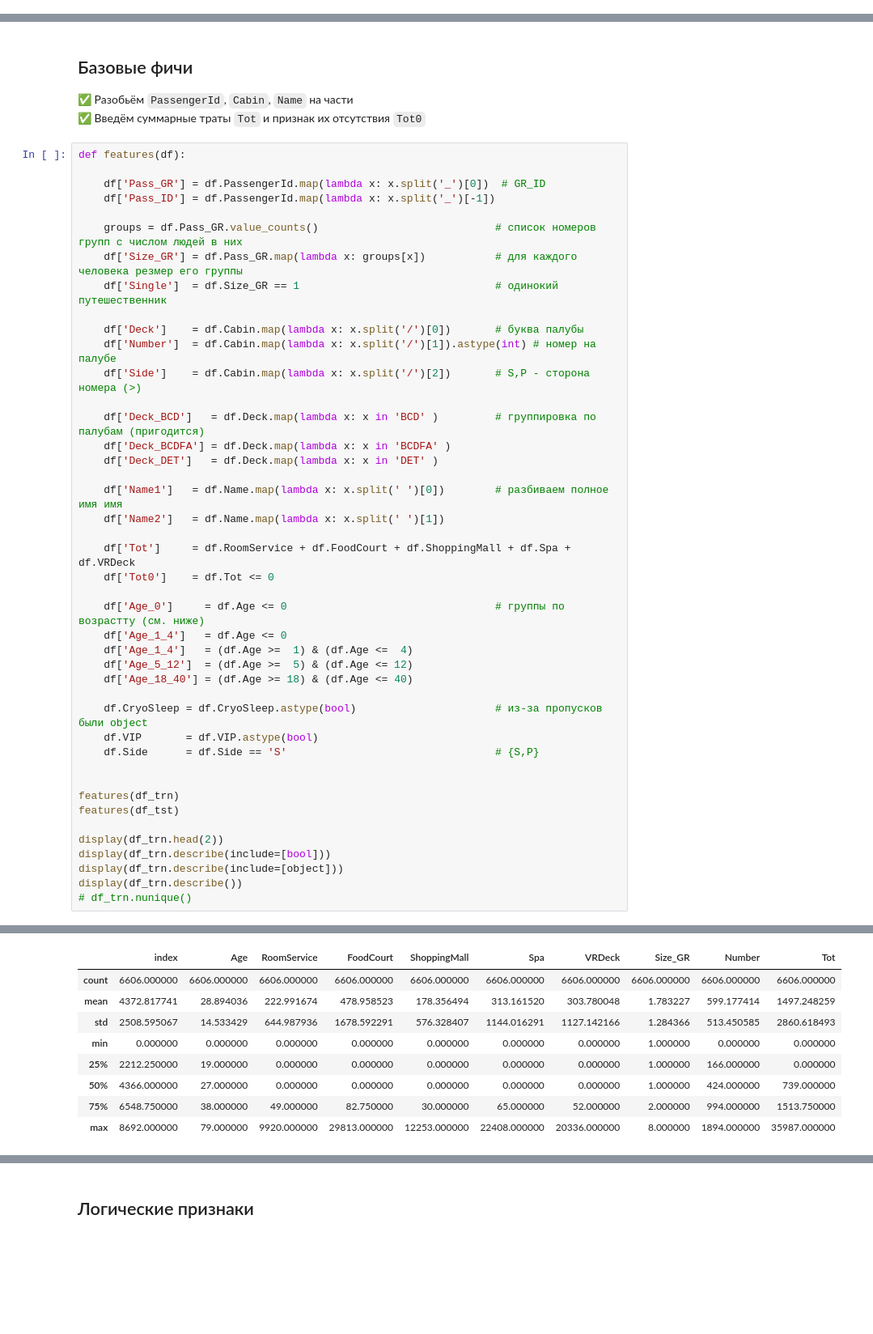
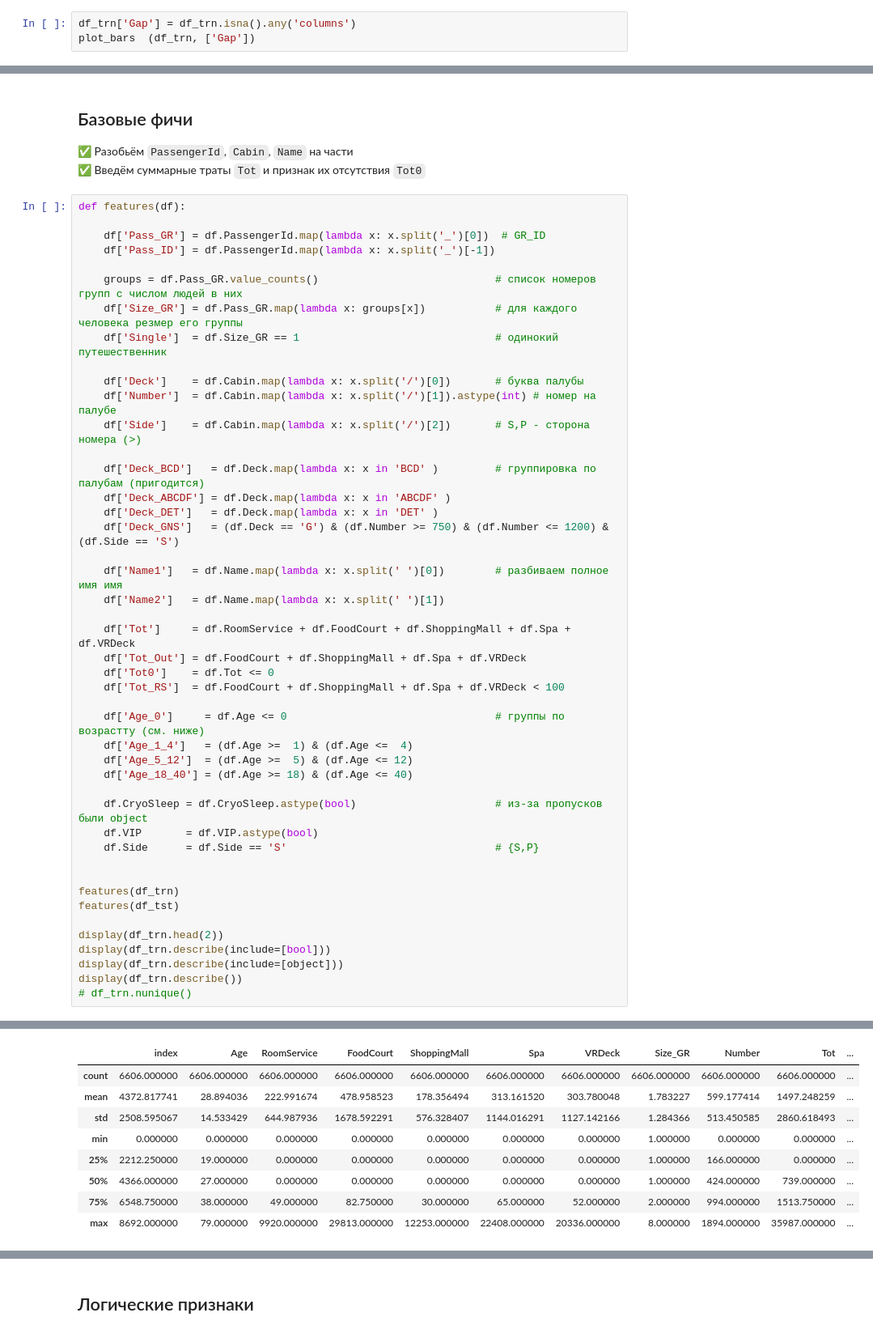
Before and after one commit to steps137/ML, a Jupyter notebook: ML/Titanic/Titanic-Data.ipynb, the cells around one changed output, grey strips where cells are left out. Shown at 81% size. Cells and saved outputs as stored; diff of their text form; blank space fills up the shorter version.

```diff
--- a/ML/Titanic/Titanic-Data.ipynb
+++ b/ML/Titanic/Titanic-Data.ipynb
@@ -85,0 +106,3 @@ Duplicate tst rows: 0
+# %%
+df_trn['Gap'] = df_trn.isna().any('columns')
+plot_bars  (df_trn, ['Gap'])
@@ -146,17 +171,19 @@ def features(df):
     df['Side']    = df.Cabin.map(lambda x: x.split('/')[2])       # S,P - сторона номера (>)
 
     df['Deck_BCD']   = df.Deck.map(lambda x: x in 'BCD' )         # группировка по палубам (пригодится)
-    df['Deck_BCDFA'] = df.Deck.map(lambda x: x in 'BCDFA' )
+    df['Deck_ABCDF'] = df.Deck.map(lambda x: x in 'ABCDF' )
     df['Deck_DET']   = df.Deck.map(lambda x: x in 'DET' )
+    df['Deck_GNS']   = (df.Deck == 'G') & (df.Number >= 750) & (df.Number <= 1200) & (df.Side == 'S')
 
     df['Name1']   = df.Name.map(lambda x: x.split(' ')[0])        # разбиваем полное имя имя
     df['Name2']   = df.Name.map(lambda x: x.split(' ')[1])
 
     df['Tot']     = df.RoomService + df.FoodCourt + df.ShoppingMall + df.Spa + df.VRDeck
+    df['Tot_Out'] = df.FoodCourt + df.ShoppingMall + df.Spa + df.VRDeck
     df['Tot0']    = df.Tot <= 0
+    df['Tot_RS']  = df.FoodCourt + df.ShoppingMall + df.Spa + df.VRDeck < 100
 
     df['Age_0']     = df.Age <= 0                                 # группы по возрастту (см. ниже)
-    df['Age_1_4']   = df.Age <= 0
     df['Age_1_4']   = (df.Age >=  1) & (df.Age <=  4)
     df['Age_5_12']  = (df.Age >=  5) & (df.Age <= 12)
     df['Age_18_40'] = (df.Age >= 18) & (df.Age <= 40)
@@ -187,14 +214,14 @@ display(df_trn.describe())
 |  | PassengerId | HomePlanet | Cabin | Destination | Name | Pass_GR | Pass_ID | Deck | Name1 | Name2 |
 | count | 6606 | 6606 | 6606 | 6606 | 6606 | 6606 | 6606 | 6606 | 6606 | 6606 |
 | unique | 6606 | 3 | 5305 | 3 | 6590 | 5015 | 8 | 8 | 2531 | 2112 |
 | top | 0001_01 | Earth | G/1476/S | TRAPPIST-1e | Gwendy Sykess | 4256 | 01 | F | Kaye | Casonston |
 | freq | 1 | 3566 | 7 | 4576 | 2 | 8 | 4734 | 2152 | 10 | 17 |
-|  | index | Age | RoomService | FoodCourt | ShoppingMall | Spa | VRDeck | Size_GR | Number | Tot |
-| count | 6606.000000 | 6606.000000 | 6606.000000 | 6606.000000 | 6606.000000 | 6606.000000 | 6606.000000 | 6606.000000 | 6606.000000 | 6606.000000 |
-| mean | 4372.817741 | 28.894036 | 222.991674 | 478.958523 | 178.356494 | 313.161520 | 303.780048 | 1.783227 | 599.177414 | 1497.248259 |
-| std | 2508.595067 | 14.533429 | 644.987936 | 1678.592291 | 576.328407 | 1144.016291 | 1127.142166 | 1.284366 | 513.450585 | 2860.618493 |
-| min | 0.000000 | 0.000000 | 0.000000 | 0.000000 | 0.000000 | 0.000000 | 0.000000 | 1.000000 | 0.000000 | 0.000000 |
-| 25% | 2212.250000 | 19.000000 | 0.000000 | 0.000000 | 0.000000 | 0.000000 | 0.000000 | 1.000000 | 166.000000 | 0.000000 |
-| 50% | 4366.000000 | 27.000000 | 0.000000 | 0.000000 | 0.000000 | 0.000000 | 0.000000 | 1.000000 | 424.000000 | 739.000000 |
-| 75% | 6548.750000 | 38.000000 | 49.000000 | 82.750000 | 30.000000 | 65.000000 | 52.000000 | 2.000000 | 994.000000 | 1513.750000 |
-| max | 8692.000000 | 79.000000 | 9920.000000 | 29813.000000 | 12253.000000 | 22408.000000 | 20336.000000 | 8.000000 | 1894.000000 | 35987.000000 |
+|  | index | Age | RoomService | FoodCourt | ShoppingMall | Spa | VRDeck | Size_GR | Number | Tot | ... |
+| count | 6606.000000 | 6606.000000 | 6606.000000 | 6606.000000 | 6606.000000 | 6606.000000 | 6606.000000 | 6606.000000 | 6606.000000 | 6606.000000 | ... |
+| mean | 4372.817741 | 28.894036 | 222.991674 | 478.958523 | 178.356494 | 313.161520 | 303.780048 | 1.783227 | 599.177414 | 1497.248259 | ... |
+| std | 2508.595067 | 14.533429 | 644.987936 | 1678.592291 | 576.328407 | 1144.016291 | 1127.142166 | 1.284366 | 513.450585 | 2860.618493 | ... |
+| min | 0.000000 | 0.000000 | 0.000000 | 0.000000 | 0.000000 | 0.000000 | 0.000000 | 1.000000 | 0.000000 | 0.000000 | ... |
+| 25% | 2212.250000 | 19.000000 | 0.000000 | 0.000000 | 0.000000 | 0.000000 | 0.000000 | 1.000000 | 166.000000 | 0.000000 | ... |
+| 50% | 4366.000000 | 27.000000 | 0.000000 | 0.000000 | 0.000000 | 0.000000 | 0.000000 | 1.000000 | 424.000000 | 739.000000 | ... |
+| 75% | 6548.750000 | 38.000000 | 49.000000 | 82.750000 | 30.000000 | 65.000000 | 52.000000 | 2.000000 | 994.000000 | 1513.750000 | ... |
+| max | 8692.000000 | 79.000000 | 9920.000000 | 29813.000000 | 12253.000000 | 22408.000000 | 20336.000000 | 8.000000 | 1894.000000 | 35987.000000 | ... |
```
Also changed, not shown: parts of 18 cells of this notebook, 13 other files.
